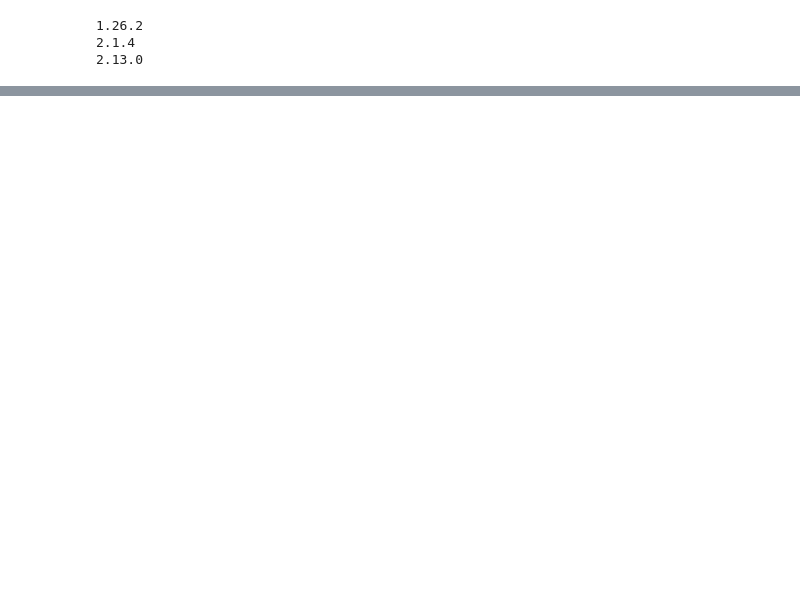
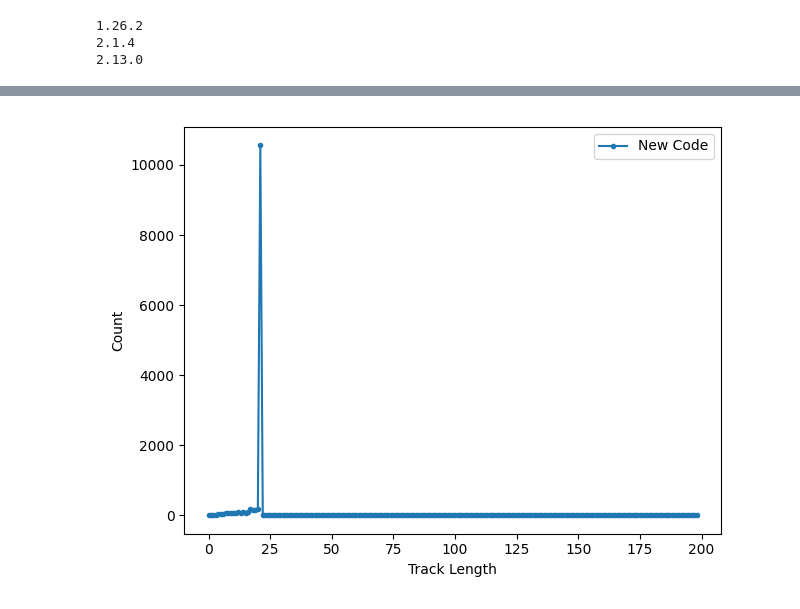
Before and after one commit to clockj/OpenLPT, a Jupyter notebook: demo/python/demo_lpt.ipynb, the cells around one changed output, grey strips where cells are left out. Cells and saved outputs as stored; diff of their text form; code cells hidden in the pictures; blank space fills up the shorter version.

```diff
--- a/demo/python/demo_lpt.ipynb
+++ b/demo/python/demo_lpt.ipynb
@@ -94 +56,18 @@ tracks.head()
+# %%
+# count track length
+frame_start = 0
+frame_end = 199
+
+track_length = tracks.groupby('TrackID').size()
+ncount, bins = np.histogram(track_length, bins=range(0, 200, 1))
+
+plt.close('all')
+plt.figure()
+plt.plot(bins[:-1], ncount, '.-', label='New Code')
+plt.xlabel('Track Length')
+plt.ylabel('Count')
+plt.legend()
+plt.tight_layout()
+# %% [output]
+[figure, added]
 # %%
```
Also changed, not shown: parts of 6 cells of this notebook, 23 other files.
